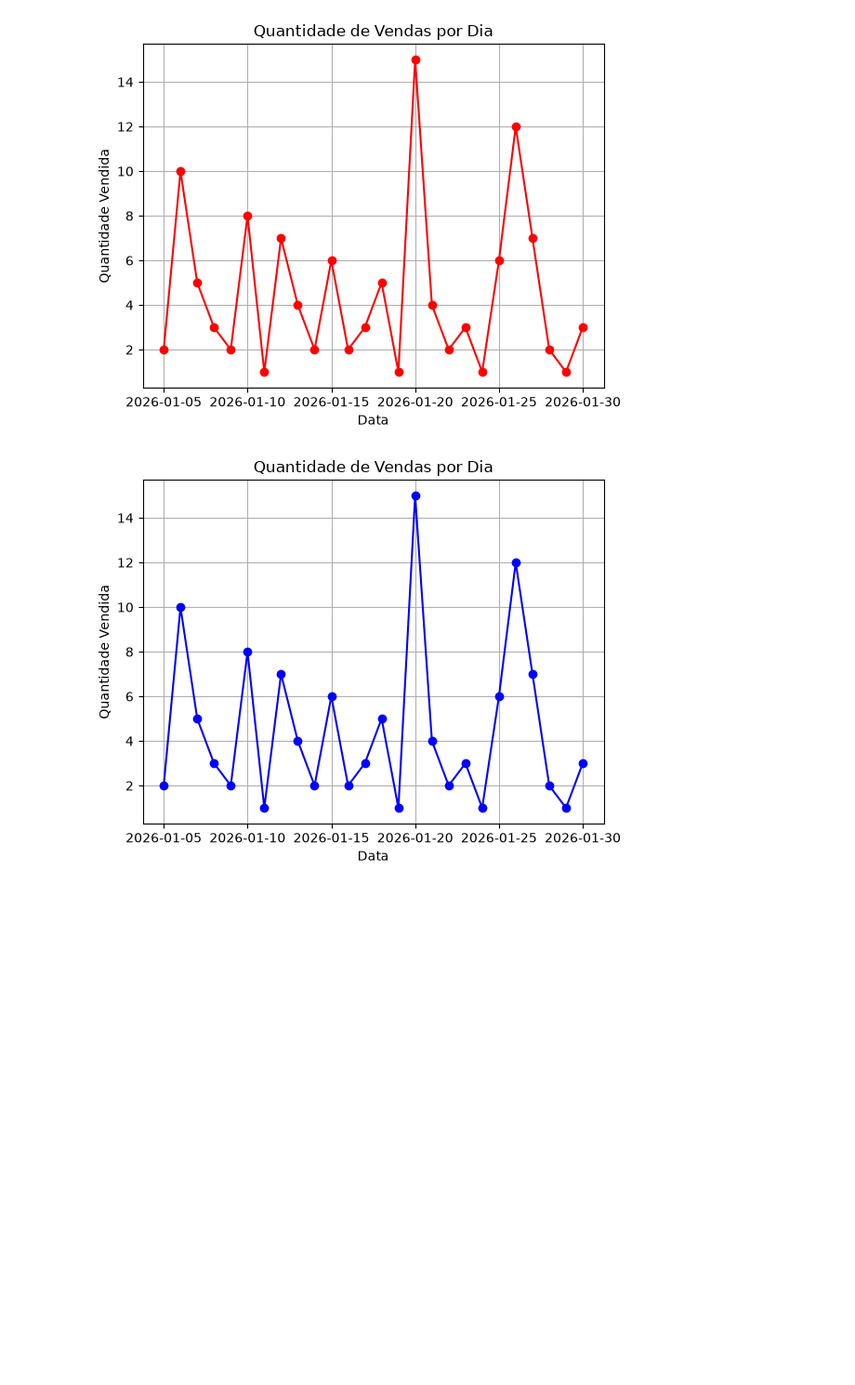
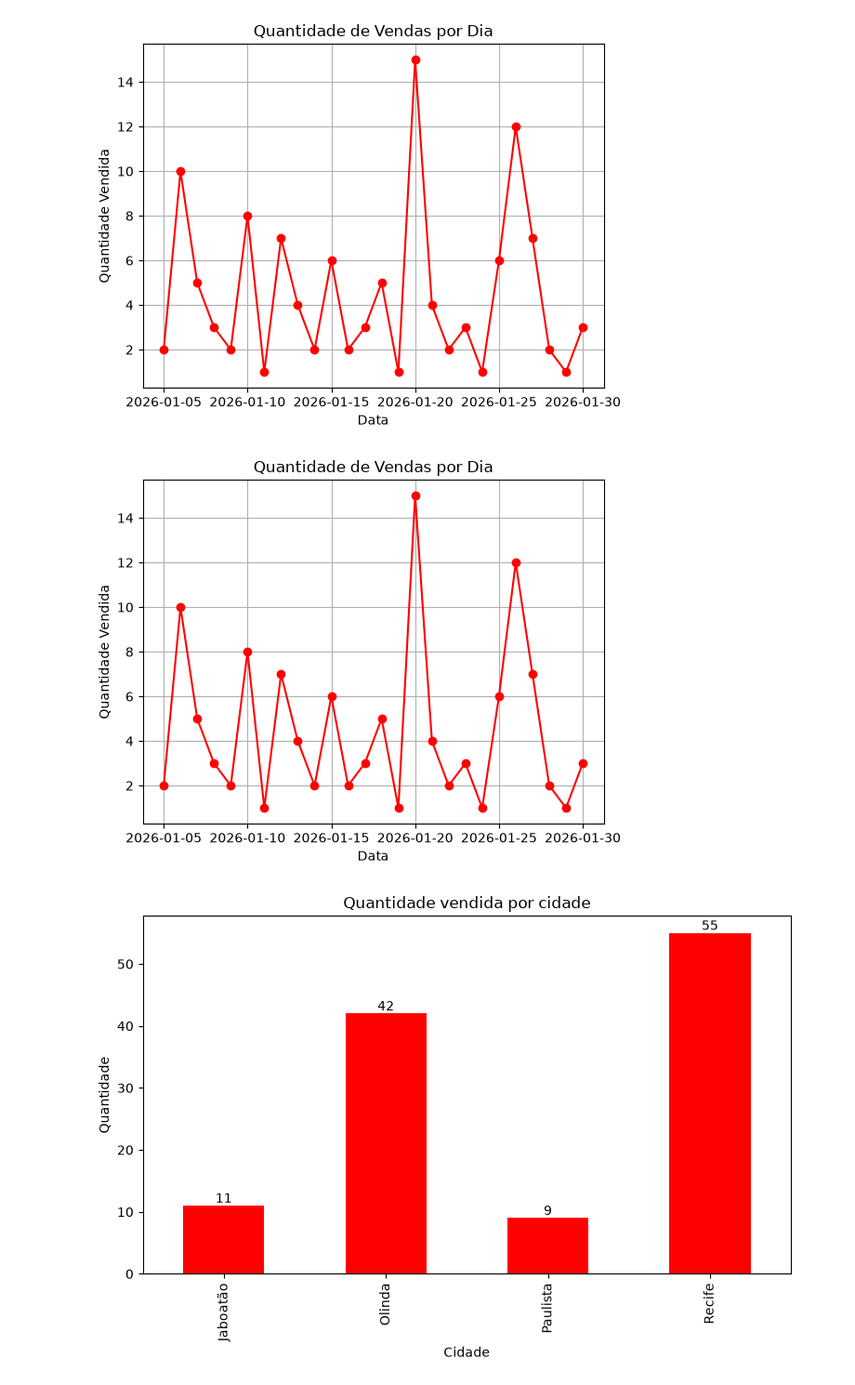
Before and after one commit to andregalvao-dev/analises_vendas_mercado_tec, a Jupyter notebook: analises_vendas.ipynb, the cells around one changed output. Shown at 93% size. Drawn from its saved outputs; the diff is of its cells as text; code cells hidden in the pictures; blank space fills up the shorter version.

```diff
--- a/analises_vendas.ipynb
+++ b/analises_vendas.ipynb
@@ -134,7 +134,7 @@ plt.show()
 
 vendas_dia = dados.groupby("Data")["Quantidade"].sum()
 
-ax = vendas_dia.plot(kind="line", marker="o", color="blue")
+ax = vendas_dia.plot(kind="line", marker="o", color="red")
 
 plt.title("Quantidade de Vendas por Dia")
 plt.xlabel("Data")
@@ -143,4 +143,19 @@ plt.grid(True)
 
 plt.show()
 # %% [output]
-[figure, old version]
+[figure, new version]
+# %%
+vendas = dados.groupby('Cidade')['Quantidade'].sum()
+
+vendas.plot(kind='bar', color='red', figsize=(9, 5))
+
+ax = vendas.plot(kind="bar", color="red")
+ax.bar_label(ax.containers[0])
+
+plt.title("Quantidade vendida por cidade")
+plt.xlabel("Cidade")
+plt.ylabel("Quantidade")
+
+plt.show()
+# %% [output]
+[figure, added]
```
Also changed, not shown: parts of 1 cell of this notebook, 1 other file.
